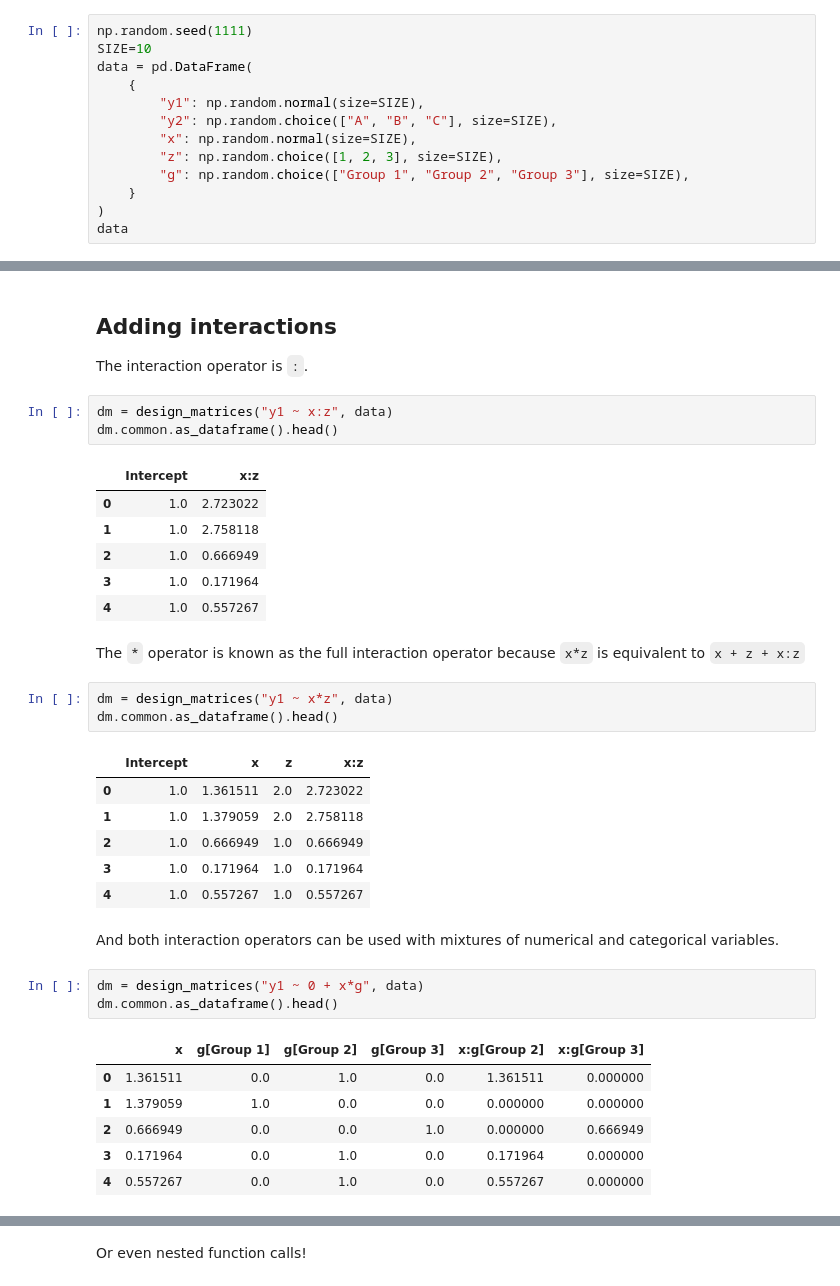
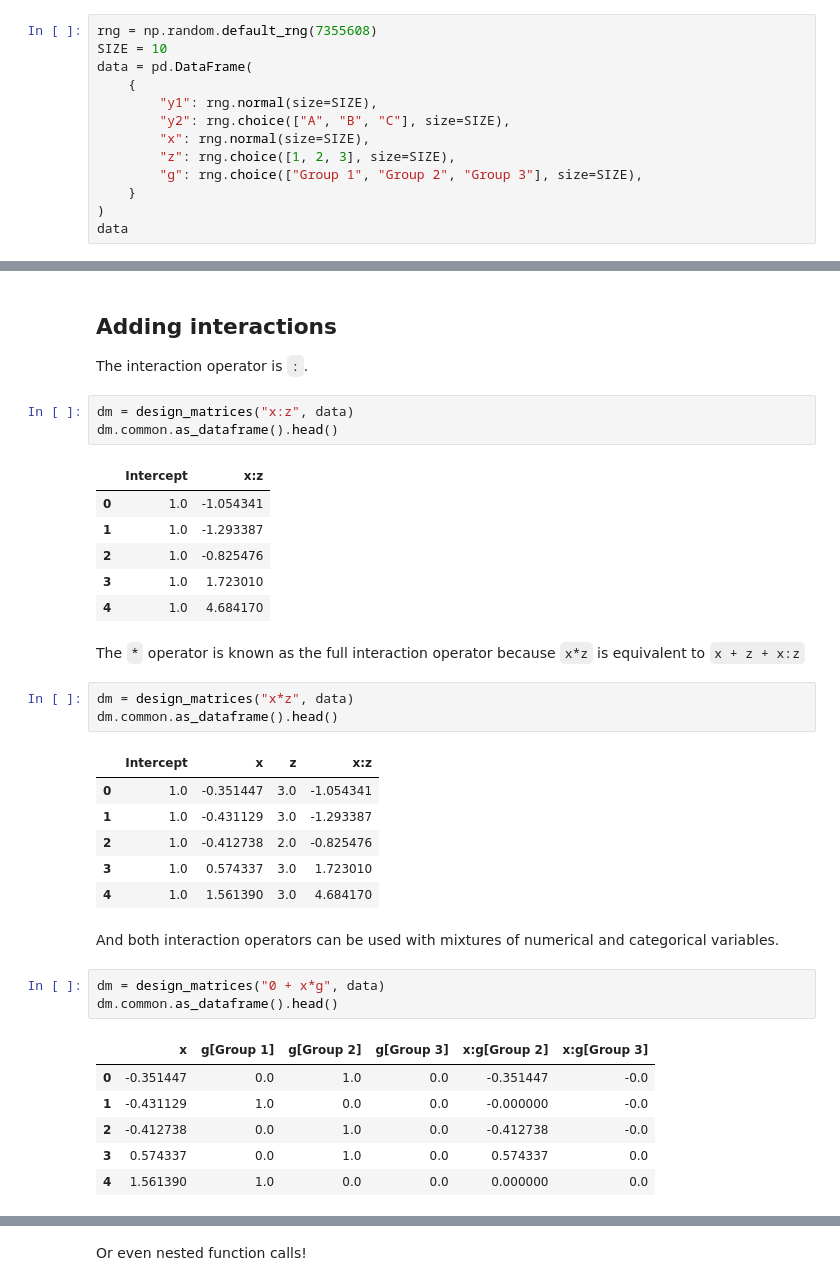
Before and after one commit to bambinos/formulae, a Jupyter notebook: docs/notebooks/getting_started.ipynb, the cells around one changed output, grey strips where cells are left out. Saved outputs shown, nothing was run; the diff lists cells and outputs as text.

```diff
--- a/docs/notebooks/getting_started.ipynb
+++ b/docs/notebooks/getting_started.ipynb
@@ -27,15 +27,15 @@ from formulae import design_matrices
 # %% [markdown]
 Let's simulate some data to use throughout examples here. The number of observations isn't too important. We keep it low to understand what is going on more easily. However, we do include both numeric and categoric variables to see how formulae handles these types in different scenarios.
 # %%
-np.random.seed(1111)
-SIZE=10
+rng = np.random.default_rng(7355608)
+SIZE = 10
 data = pd.DataFrame(
     {
-        "y1": np.random.normal(size=SIZE),
-        "y2": np.random.choice(["A", "B", "C"], size=SIZE),
-        "x": np.random.normal(size=SIZE),
-        "z": np.random.choice([1, 2, 3], size=SIZE),
-        "g": np.random.choice(["Group 1", "Group 2", "Group 3"], size=SIZE),
+        "y1": rng.normal(size=SIZE),
+        "y2": rng.choice(["A", "B", "C"], size=SIZE),
+        "x": rng.normal(size=SIZE),
+        "z": rng.choice([1, 2, 3], size=SIZE),
+        "g": rng.choice(["Group 1", "Group 2", "Group 3"], size=SIZE),
     }
 )
 data
@@ -174,39 +210,39 @@ dm.common.as_dataframe().head()
 
 The interaction operator is `:`.
 # %%
-dm = design_matrices("y1 ~ x:z", data)
+dm = design_matrices("x:z", data)
 dm.common.as_dataframe().head()
 # %% [output]
 |  | Intercept | x:z |
-| 0 | 1.0 | 2.723022 |
-| 1 | 1.0 | 2.758118 |
-| 2 | 1.0 | 0.666949 |
-| 3 | 1.0 | 0.171964 |
-| 4 | 1.0 | 0.557267 |
+| 0 | 1.0 | -1.054341 |
+| 1 | 1.0 | -1.293387 |
+| 2 | 1.0 | -0.825476 |
+| 3 | 1.0 | 1.723010 |
+| 4 | 1.0 | 4.684170 |
 # %% [markdown]
 The `*` operator is known as the full interaction operator because `x*z` is equivalent to `x + z + x:z`
 # %%
-dm = design_matrices("y1 ~ x*z", data)
+dm = design_matrices("x*z", data)
 dm.common.as_dataframe().head()
 # %% [output]
 |  | Intercept | x | z | x:z |
-| 0 | 1.0 | 1.361511 | 2.0 | 2.723022 |
-| 1 | 1.0 | 1.379059 | 2.0 | 2.758118 |
-| 2 | 1.0 | 0.666949 | 1.0 | 0.666949 |
-| 3 | 1.0 | 0.171964 | 1.0 | 0.171964 |
-| 4 | 1.0 | 0.557267 | 1.0 | 0.557267 |
+| 0 | 1.0 | -0.351447 | 3.0 | -1.054341 |
+| 1 | 1.0 | -0.431129 | 3.0 | -1.293387 |
+| 2 | 1.0 | -0.412738 | 2.0 | -0.825476 |
+| 3 | 1.0 | 0.574337 | 3.0 | 1.723010 |
+| 4 | 1.0 | 1.561390 | 3.0 | 4.684170 |
 # %% [markdown]
 And both interaction operators can be used with mixtures of numerical and categorical variables.
 # %%
-dm = design_matrices("y1 ~ 0 + x*g", data)
+dm = design_matrices("0 + x*g", data)
 dm.common.as_dataframe().head()
 # %% [output]
 |  | x | g[Group 1] | g[Group 2] | g[Group 3] | x:g[Group 2] | x:g[Group 3] |
-| 0 | 1.361511 | 0.0 | 1.0 | 0.0 | 1.361511 | 0.000000 |
-| 1 | 1.379059 | 1.0 | 0.0 | 0.0 | 0.000000 | 0.000000 |
-| 2 | 0.666949 | 0.0 | 0.0 | 1.0 | 0.000000 | 0.666949 |
-| 3 | 0.171964 | 0.0 | 1.0 | 0.0 | 0.171964 | 0.000000 |
-| 4 | 0.557267 | 0.0 | 1.0 | 0.0 | 0.557267 | 0.000000 |
+| 0 | -0.351447 | 0.0 | 1.0 | 0.0 | -0.351447 | -0.0 |
+| 1 | -0.431129 | 1.0 | 0.0 | 0.0 | -0.000000 | -0.0 |
+| 2 | -0.412738 | 0.0 | 1.0 | 0.0 | -0.412738 | -0.0 |
+| 3 | 0.574337 | 0.0 | 1.0 | 0.0 | 0.574337 | 0.0 |
+| 4 | 1.561390 | 1.0 | 0.0 | 0.0 | 0.000000 | 0.0 |
 # %% [markdown]
 ## Function calls
 
```
Also changed, not shown: parts of 55 cells of this notebook, 2 other files.
